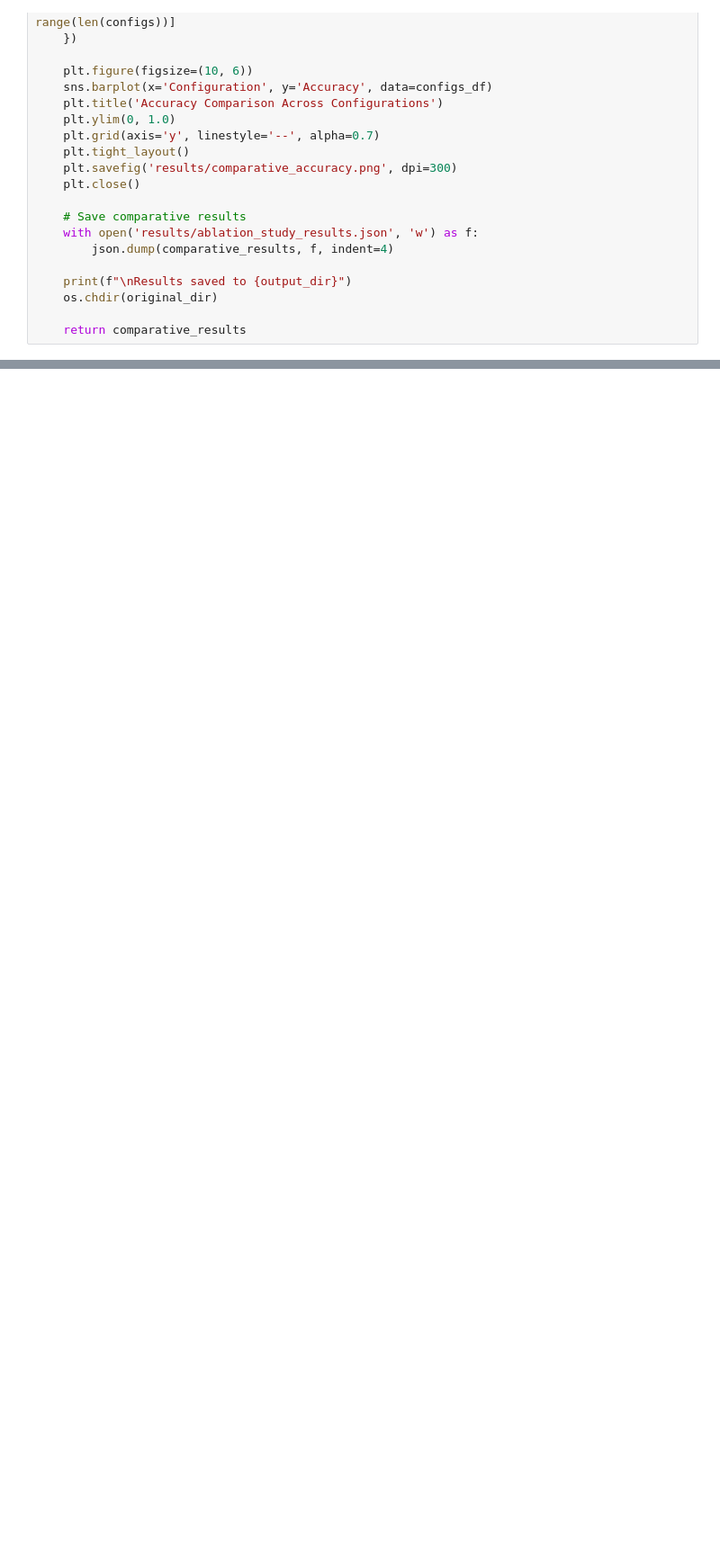
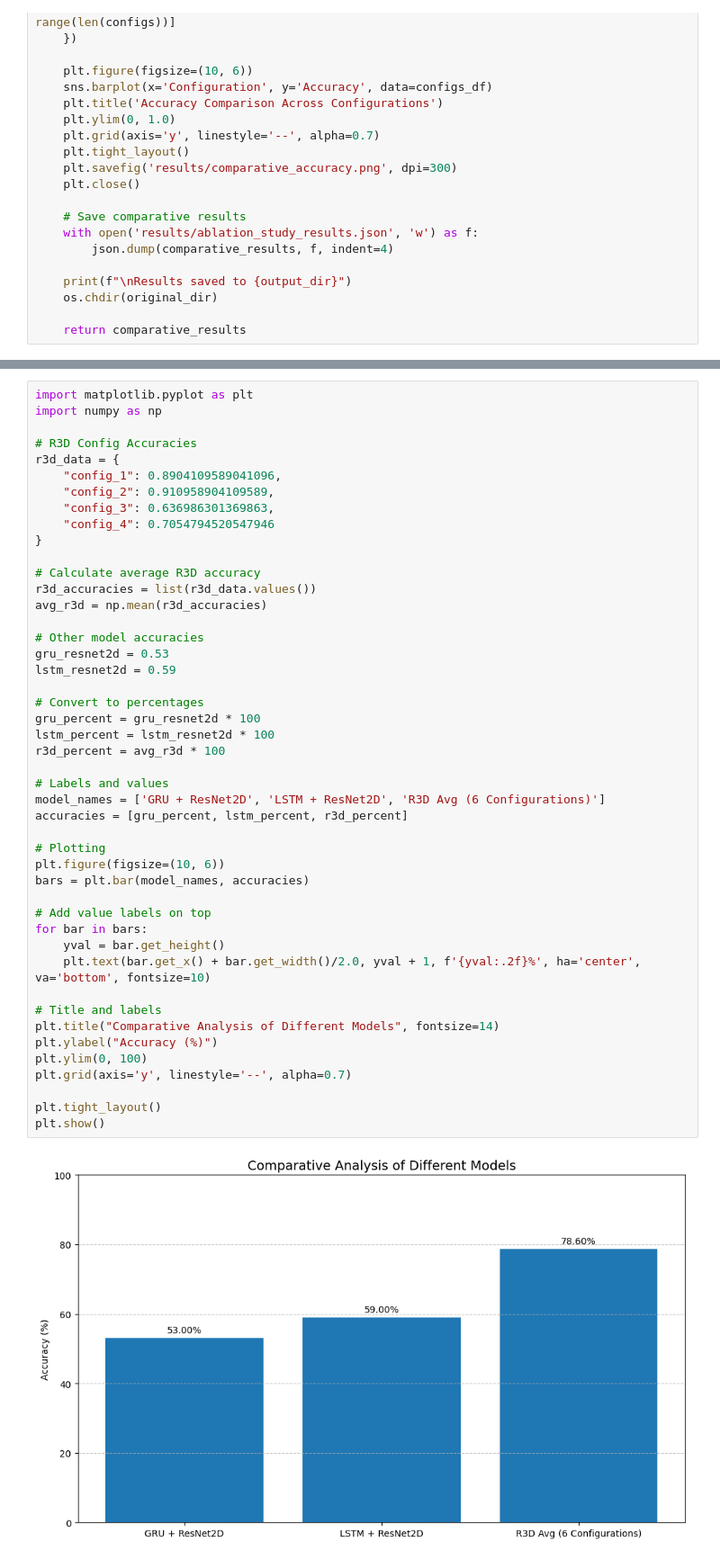
Before and after one commit to jenishk20/Automatic-Highlight-Generation, a Jupyter notebook: notebooks/model_evaluations.ipynb, the cells around one changed output, grey strips where cells are left out. Shown at 90% size. Saved outputs shown, nothing was run; the diff lists cells and outputs as text; blank space fills up the shorter version.

```diff
--- a/notebooks/model_evaluations.ipynb
+++ b/notebooks/model_evaluations.ipynb
@@ -480,0 +489,48 @@ Key Configuration Parameters:
+# %%
+import matplotlib.pyplot as plt
+import numpy as np
+
+# R3D Config Accuracies
+r3d_data = {
+    "config_1": 0.8904109589041096,
+    "config_2": 0.910958904109589,
+    "config_3": 0.636986301369863,
+    "config_4": 0.7054794520547946
+}
+
+# Calculate average R3D accuracy
+r3d_accuracies = list(r3d_data.values())
+avg_r3d = np.mean(r3d_accuracies)
+
+# Other model accuracies
+gru_resnet2d = 0.53
+lstm_resnet2d = 0.59
+
+# Convert to percentages
+gru_percent = gru_resnet2d * 100
+lstm_percent = lstm_resnet2d * 100
+r3d_percent = avg_r3d * 100
+
+# Labels and values
+model_names = ['GRU + ResNet2D', 'LSTM + ResNet2D', 'R3D Avg (6 Configurations)']
+accuracies = [gru_percent, lstm_percent, r3d_percent]
+
+# Plotting
+plt.figure(figsize=(10, 6))
+bars = plt.bar(model_names, accuracies)
+
+# Add value labels on top
+for bar in bars:
+    yval = bar.get_height()
+    plt.text(bar.get_x() + bar.get_width()/2.0, yval + 1, f'{yval:.2f}%', ha='center', va='bottom', fontsize=10)
+
+# Title and labels
+plt.title("Comparative Analysis of Different Models", fontsize=14)
+plt.ylabel("Accuracy (%)")
+plt.ylim(0, 100)
+plt.grid(axis='y', linestyle='--', alpha=0.7)
+
+plt.tight_layout()
+plt.show()
+# %% [output]
+[figure, added]
```
Also changed, not shown: parts of 7 cells of this notebook, 5 other files.
